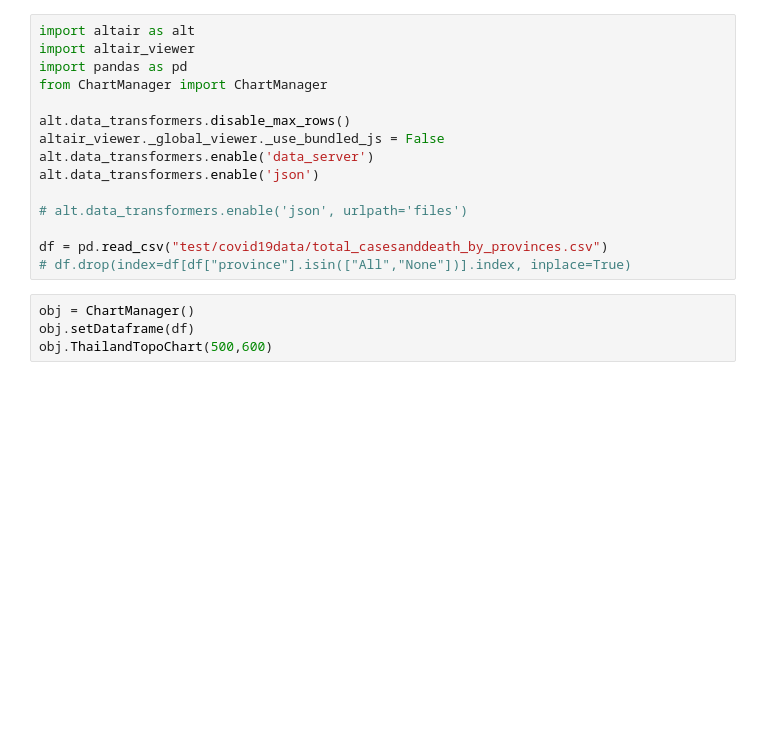
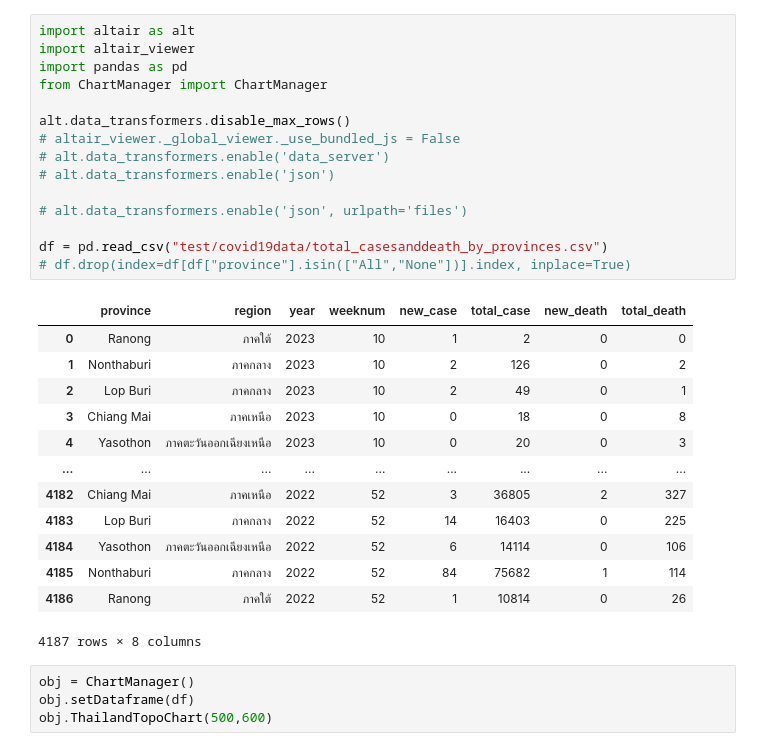
Before and after one commit to mossZmossZ/DataVisualizationWebApp, a Jupyter notebook: ChartTestCase.ipynb, the cells around one changed output. Cells and saved outputs as stored; diff of their text form; blank space fills up the shorter version.

```diff
--- a/ChartTestCase.ipynb
+++ b/ChartTestCase.ipynb
@@ -1,18 +1,32 @@
 # %%
 import altair as alt
 import altair_viewer
 import pandas as pd
 from ChartManager import ChartManager
 
 alt.data_transformers.disable_max_rows()
-altair_viewer._global_viewer._use_bundled_js = False
-alt.data_transformers.enable('data_server')
-alt.data_transformers.enable('json')
+# altair_viewer._global_viewer._use_bundled_js = False
+# alt.data_transformers.enable('data_server')
+# alt.data_transformers.enable('json')
 
 # alt.data_transformers.enable('json', urlpath='files')
 
 df = pd.read_csv("test/covid19data/total_casesanddeath_by_provinces.csv")
 # df.drop(index=df[df["province"].isin(["All","None"])].index, inplace=True)
+# %% [output]
+|  | province | region | year | weeknum | new_case | total_case | new_death | total_death |
+| 0 | Ranong | ภาคใต้ | 2023 | 10 | 1 | 2 | 0 | 0 |
+| 1 | Nonthaburi | ภาคกลาง | 2023 | 10 | 2 | 126 | 0 | 2 |
+| 2 | Lop Buri | ภาคกลาง | 2023 | 10 | 2 | 49 | 0 | 1 |
+| 3 | Chiang Mai | ภาคเหนือ | 2023 | 10 | 0 | 18 | 0 | 8 |
+| 4 | Yasothon | ภาคตะวันออกเฉียงเหนือ | 2023 | 10 | 0 | 20 | 0 | 3 |
+| ... | ... | ... | ... | ... | ... | ... | ... | ... |
+| 4182 | Chiang Mai | ภาคเหนือ | 2022 | 52 | 3 | 36805 | 2 | 327 |
+| 4183 | Lop Buri | ภาคกลาง | 2022 | 52 | 14 | 16403 | 0 | 225 |
+| 4184 | Yasothon | ภาคตะวันออกเฉียงเหนือ | 2022 | 52 | 6 | 14114 | 0 | 106 |
+| 4185 | Nonthaburi | ภาคกลาง | 2022 | 52 | 84 | 75682 | 1 | 114 |
+| 4186 | Ranong | ภาคใต้ | 2022 | 52 | 1 | 10814 | 0 | 26 |
+4187 rows × 8 columns
 # %%
 obj = ChartManager()
 obj.setDataframe(df)
```
Also changed, not shown: parts of 5 cells of this notebook, 8 other files.
